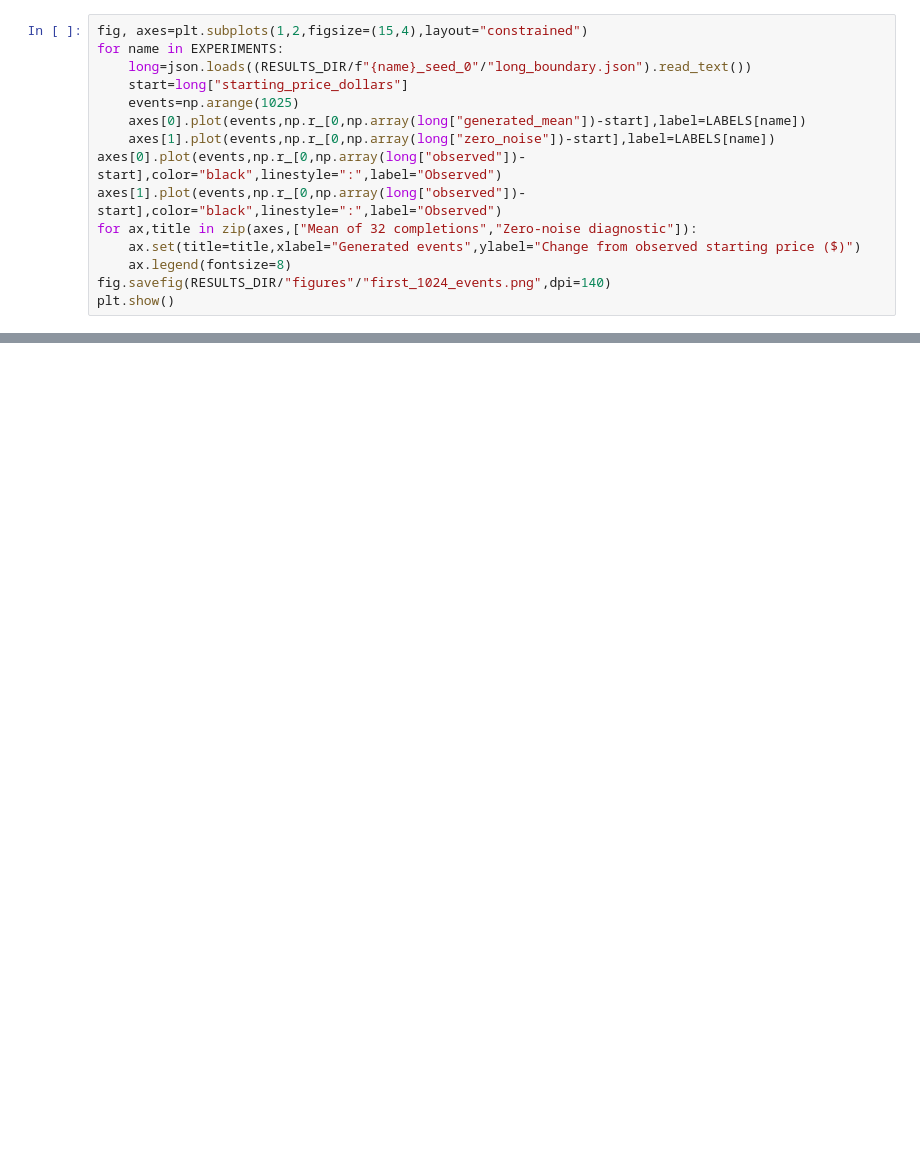
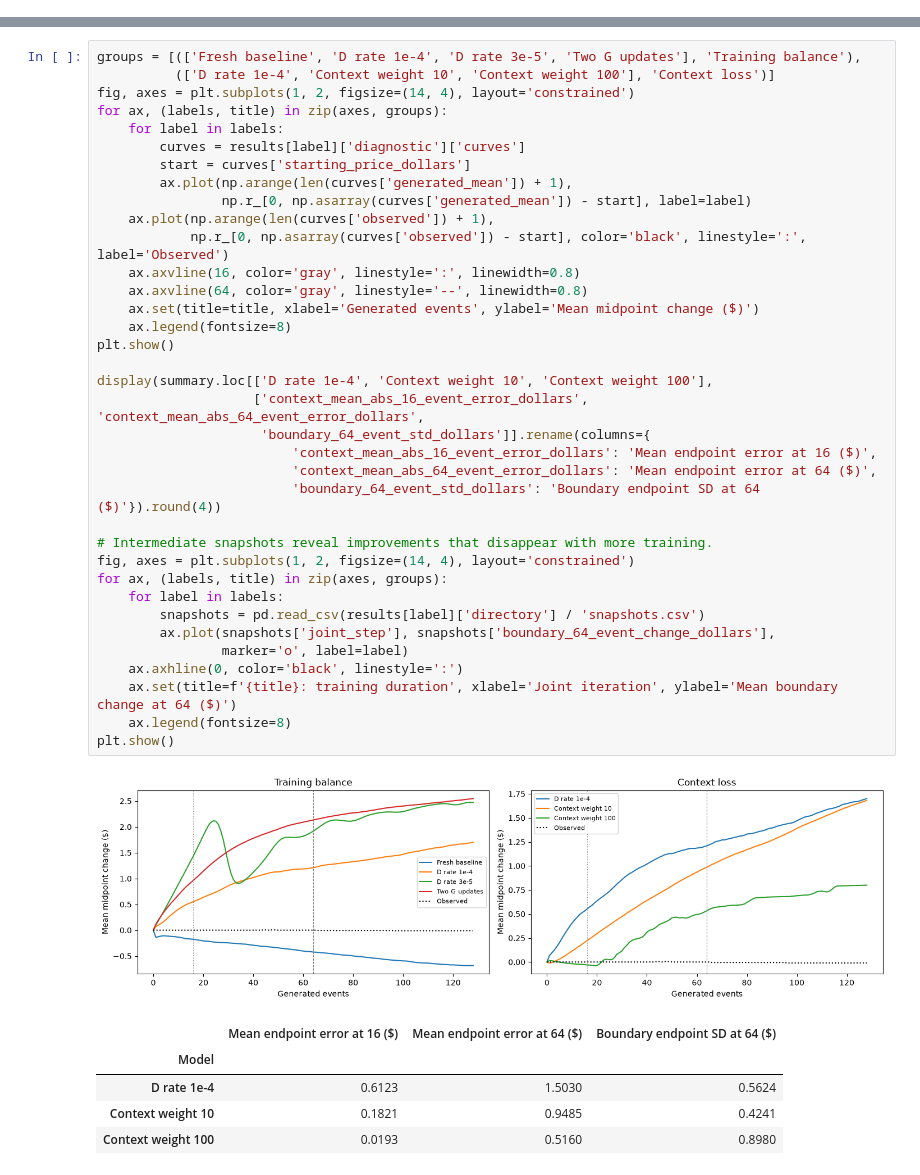
Before and after one commit to carsonalh/PatternAnalysis-2026, a Jupyter notebook: recognition/notebooks/lobster_timegan_return_dynamics.ipynb, the cells around one changed output, grey strips where cells are left out. Saved outputs shown, nothing was run; the diff lists cells and outputs as text; blank space fills up the shorter version.

```diff
--- a/recognition/notebooks/lobster_timegan_return_dynamics.ipynb
+++ b/recognition/notebooks/lobster_timegan_return_dynamics.ipynb
@@ -246,15 +0,0 @@ plot_experiment("returns_context_10_moments_10")
-# %%
-fig, axes=plt.subplots(1,2,figsize=(15,4),layout="constrained")
-for name in EXPERIMENTS:
-    long=json.loads((RESULTS_DIR/f"{name}_seed_0"/"long_boundary.json").read_text())
-    start=long["starting_price_dollars"]
-    events=np.arange(1025)
-    axes[0].plot(events,np.r_[0,np.array(long["generated_mean"])-start],label=LABELS[name])
-    axes[1].plot(events,np.r_[0,np.array(long["zero_noise"])-start],label=LABELS[name])
-axes[0].plot(events,np.r_[0,np.array(long["observed"])-start],color="black",linestyle=":",label="Observed")
-axes[1].plot(events,np.r_[0,np.array(long["observed"])-start],color="black",linestyle=":",label="Observed")
-for ax,title in zip(axes,["Mean of 32 completions","Zero-noise diagnostic"]):
-    ax.set(title=title,xlabel="Generated events",ylabel="Change from observed starting price ($)")
-    ax.legend(fontsize=8)
-fig.savefig(RESULTS_DIR/"figures"/"first_1024_events.png",dpi=140)
-plt.show()
@@ -386,0 +176,43 @@ The full-validation noisy paths retain random price movements; expected drift is
+# %%
+groups = [(['Fresh baseline', 'D rate 1e-4', 'D rate 3e-5', 'Two G updates'], 'Training balance'),
+          (['D rate 1e-4', 'Context weight 10', 'Context weight 100'], 'Context loss')]
+fig, axes = plt.subplots(1, 2, figsize=(14, 4), layout='constrained')
+for ax, (labels, title) in zip(axes, groups):
+    for label in labels:
+        curves = results[label]['diagnostic']['curves']
+        start = curves['starting_price_dollars']
+        ax.plot(np.arange(len(curves['generated_mean']) + 1),
+                np.r_[0, np.asarray(curves['generated_mean']) - start], label=label)
+    ax.plot(np.arange(len(curves['observed']) + 1),
+            np.r_[0, np.asarray(curves['observed']) - start], color='black', linestyle=':', label='Observed')
+    ax.axvline(16, color='gray', linestyle=':', linewidth=0.8)
+    ax.axvline(64, color='gray', linestyle='--', linewidth=0.8)
+    ax.set(title=title, xlabel='Generated events', ylabel='Mean midpoint change ($)')
+    ax.legend(fontsize=8)
+plt.show()
+
+display(summary.loc[['D rate 1e-4', 'Context weight 10', 'Context weight 100'],
+                    ['context_mean_abs_16_event_error_dollars', 'context_mean_abs_64_event_error_dollars',
+                     'boundary_64_event_std_dollars']].rename(columns={
+                         'context_mean_abs_16_event_error_dollars': 'Mean endpoint error at 16 ($)',
+                         'context_mean_abs_64_event_error_dollars': 'Mean endpoint error at 64 ($)',
+                         'boundary_64_event_std_dollars': 'Boundary endpoint SD at 64 ($)'}).round(4))
+
+# Intermediate snapshots reveal improvements that disappear with more training.
+fig, axes = plt.subplots(1, 2, figsize=(14, 4), layout='constrained')
+for ax, (labels, title) in zip(axes, groups):
+    for label in labels:
+        snapshots = pd.read_csv(results[label]['directory'] / 'snapshots.csv')
+        ax.plot(snapshots['joint_step'], snapshots['boundary_64_event_change_dollars'],
+                marker='o', label=label)
+    ax.axhline(0, color='black', linestyle=':')
+    ax.set(title=f'{title}: training duration', xlabel='Joint iteration', ylabel='Mean boundary change at 64 ($)')
+    ax.legend(fontsize=8)
+plt.show()
+# %% [output]
+[figure, added]
+|  | Mean endpoint error at 16 ($) | Mean endpoint error at 64 ($) | Boundary endpoint SD at 64 ($) |
+| Model |  |  |  |
+| D rate 1e-4 | 0.6123 | 1.5030 | 0.5624 |
+| Context weight 10 | 0.1821 | 0.9485 | 0.4241 |
+| Context weight 100 | 0.0193 | 0.5160 | 0.8980 |
```
Also changed, not shown: parts of 36 cells of this notebook, 22 other files.
